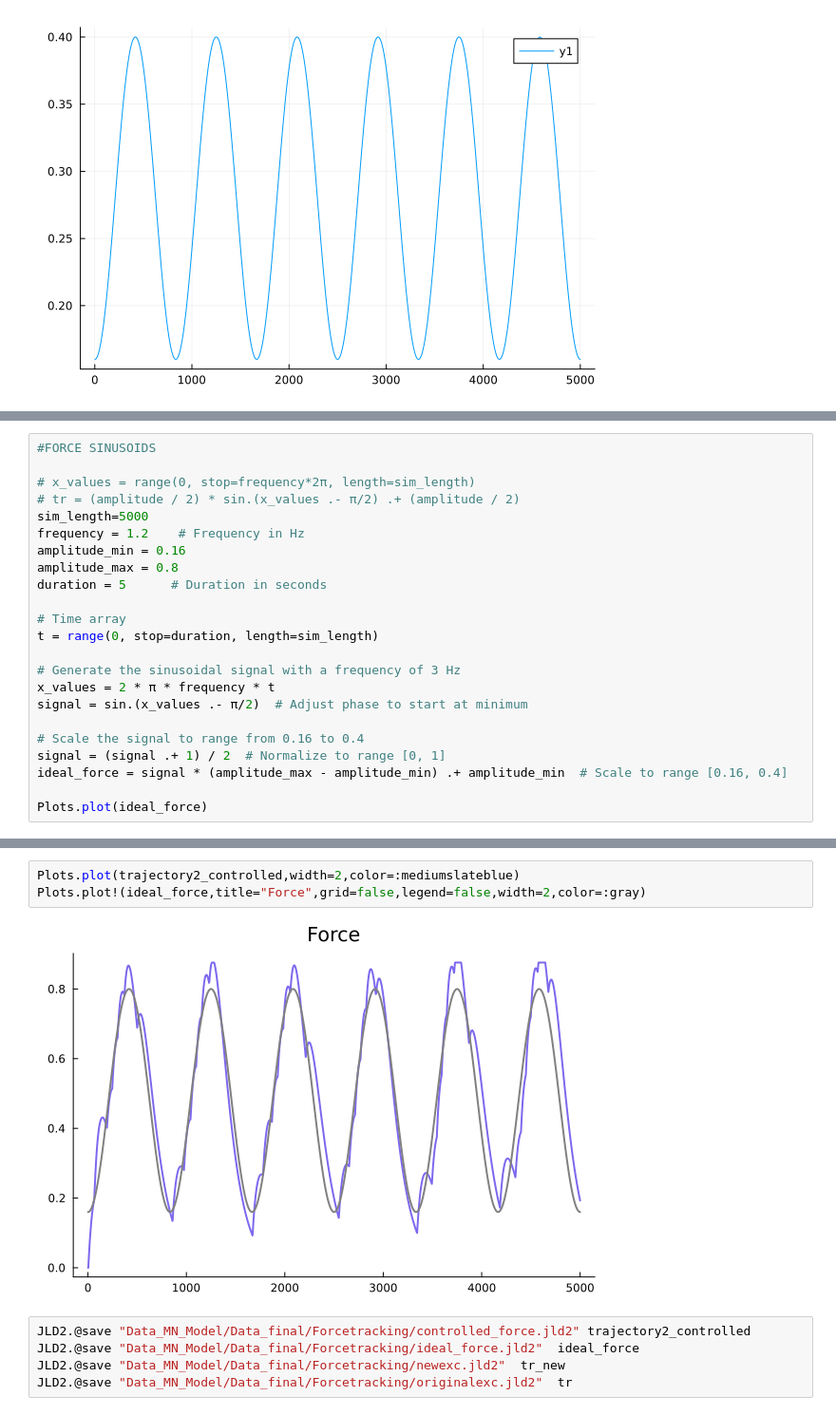
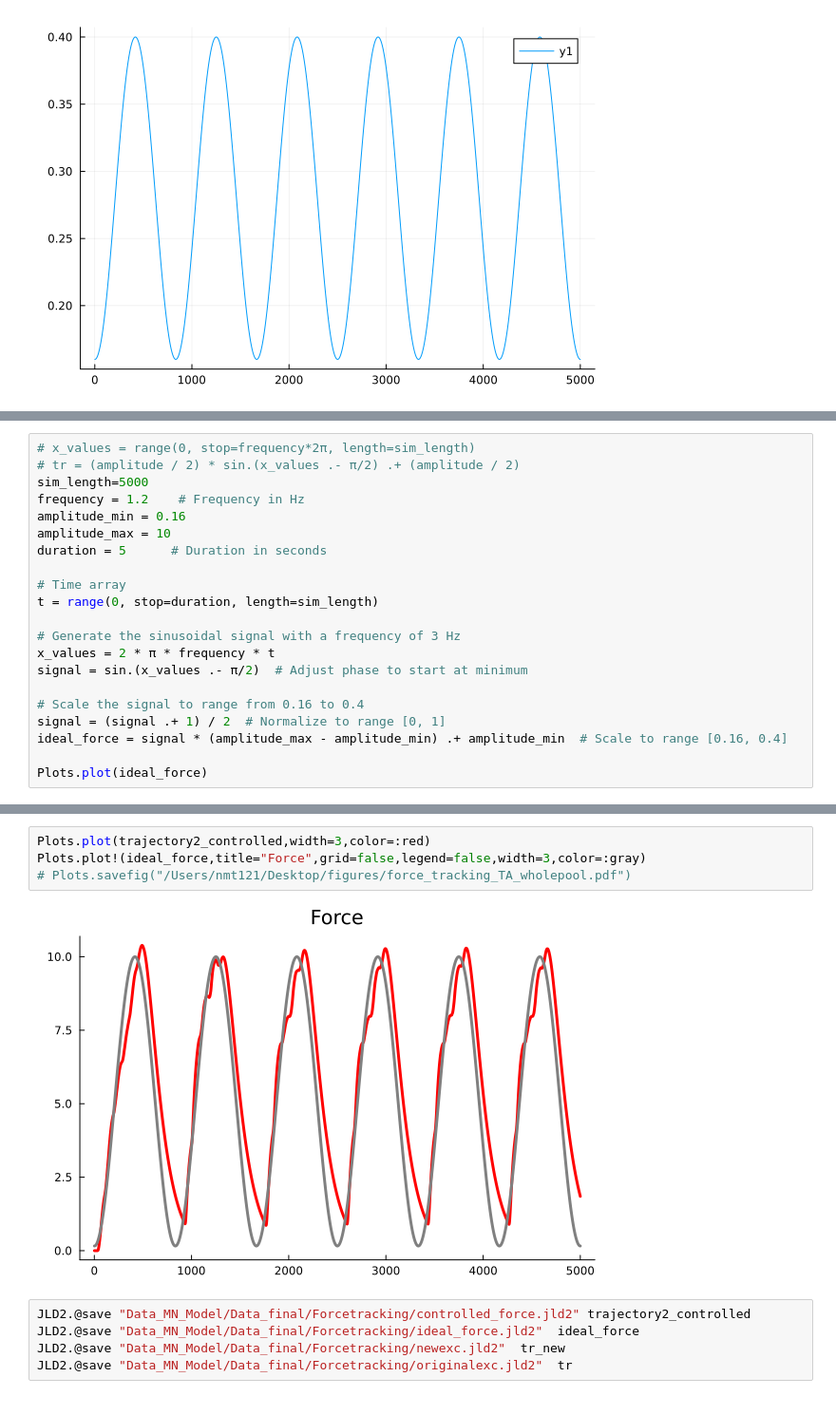
Before and after one commit to natmtc/flexible-motoneuron-control, a Jupyter notebook: Controller_force_tracking.ipynb, the cells around one changed output, grey strips where cells are left out. Shown at 95% size. Cells and saved outputs as stored; diff of their text form.

```diff
--- a/Controller_force_tracking.ipynb
+++ b/Controller_force_tracking.ipynb
@@ -214,12 +225,10 @@ Plots.plot(tr)
 # %%
-#FORCE SINUSOIDS
-
 # x_values = range(0, stop=frequency*2π, length=sim_length)
 # tr = (amplitude / 2) * sin.(x_values .- π/2) .+ (amplitude / 2)
 sim_length=5000
 frequency = 1.2    # Frequency in Hz
 amplitude_min = 0.16
-amplitude_max = 0.8
+amplitude_max = 10
 duration = 5      # Duration in seconds
 
 # Time array
@@ -396,8 +473,9 @@ Plots.plot!(tr,title="Excitatory drive",grid=false,legend=false, width=2,color=:
 # %%
-Plots.plot(trajectory2_controlled,width=2,color=:mediumslateblue)
-Plots.plot!(ideal_force,title="Force",grid=false,legend=false,width=2,color=:gray)
+Plots.plot(trajectory2_controlled,width=3,color=:red)
+Plots.plot!(ideal_force,title="Force",grid=false,legend=false,width=3,color=:gray)
+# Plots.savefig("/Users/nmt121/Desktop/figures/force_tracking_TA_wholepool.pdf")
 # %% [output]
-[figure, old version]
+[figure, new version]
 # %%
 JLD2.@save "Data_MN_Model/Data_final/Forcetracking/controlled_force.jld2" trajectory2_controlled
 JLD2.@save "Data_MN_Model/Data_final/Forcetracking/ideal_force.jld2"  ideal_force
```
Also changed, not shown: parts of 12 cells of this notebook, 1 other file.
